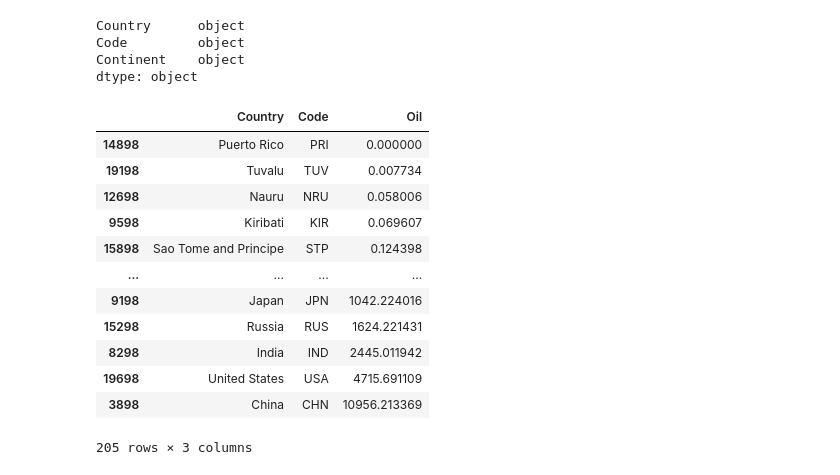
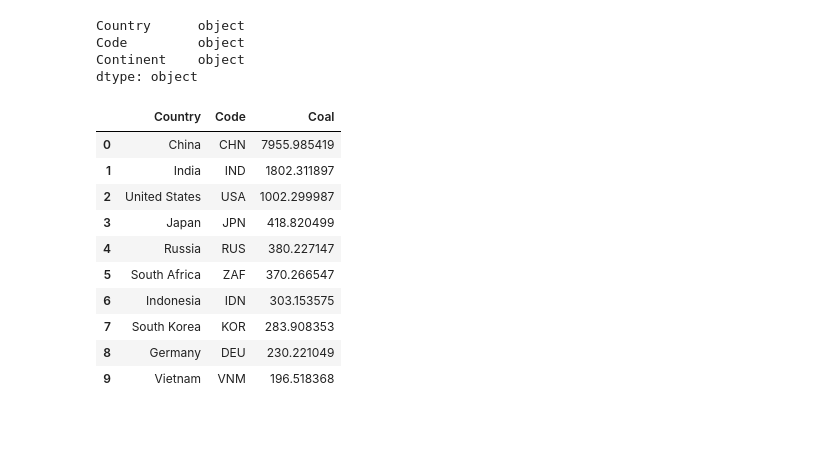
Before and after one commit to ddaniel2024/Project-3, a Jupyter notebook: notebook.ipynb, the cells around one changed output. Saved outputs shown, nothing was run; the diff lists cells and outputs as text; code cells hidden in the pictures; blank space fills up the shorter version.

```diff
--- a/notebook.ipynb
+++ b/notebook.ipynb
@@ -192,3 +192,7 @@ Cement     object
 Flaring    object
 Other      object
 dtype: object
+# %%
+emissions_df_cleaned = emissions_df_cleaned.replace('',0)
+
+emissions_df.dtypes
@@ -195,11 +211,11 @@ dtype: object
 # %%
 emissions_df_cleaned["Total"] = emissions_df_cleaned["Total"].astype("float")
-emissions_df_cleaned["Coal"] = emissions_df_cleaned["Total"].astype("float")
-emissions_df_cleaned["Oil"] = emissions_df_cleaned["Total"].astype("float")
-emissions_df_cleaned["Gas"] = emissions_df_cleaned["Total"].astype("float")
-emissions_df_cleaned["Cement"] = emissions_df_cleaned["Total"].astype("float")
-emissions_df_cleaned["Flaring"] = emissions_df_cleaned["Total"].astype("float")
-emissions_df_cleaned["Other"] = emissions_df_cleaned["Total"].astype("float")
+emissions_df_cleaned["Coal"] = emissions_df_cleaned["Coal"].astype("float")
+emissions_df_cleaned["Oil"] = emissions_df_cleaned["Oil"].astype("float")
+emissions_df_cleaned["Gas"] = emissions_df_cleaned["Gas"].astype("float")
+emissions_df_cleaned["Cement"] = emissions_df_cleaned["Cement"].astype("float")
+emissions_df_cleaned["Flaring"] = emissions_df_cleaned["Flaring"].astype("float")
+emissions_df_cleaned["Other"] = emissions_df_cleaned["Other"].astype("float")
 
 emissions_df_cleaned.dtypes
 # %% [output]
@@ -349,23 +356,24 @@ population_parsed = json.loads(population_json)
 gdp_parsed = json.loads(gdp_json)
 countries_parsed = json.loads(countries_json)
 # %%
-year = 2020
-emission_type = "Oil"
+year = 2021
+emission_type = "Coal"
 # %%
 top10_df = emissions_df_cleaned.loc[(emissions_df_cleaned["Year"] == year),:]
 top10_df = top10_df[["Country", "Code", emission_type]]
-top10_df.sort_values(by="Oil")
+top10_df = top10_df.sort_values(by=emission_type, ascending=False)
+top10_df = top10_df.head(10)
+top10_df = top10_df.reset_index(drop=True)
+top10_df
 # %% [output]
-|  | Country | Code | Oil |
-| 14898 | Puerto Rico | PRI | 0.000000 |
-| 19198 | Tuvalu | TUV | 0.007734 |
-| 12698 | Nauru | NRU | 0.058006 |
-| 9598 | Kiribati | KIR | 0.069607 |
-| 15898 | Sao Tome and Principe | STP | 0.124398 |
-| ... | ... | ... | ... |
-| 9198 | Japan | JPN | 1042.224016 |
-| 15298 | Russia | RUS | 1624.221431 |
-| 8298 | India | IND | 2445.011942 |
-| 19698 | United States | USA | 4715.691109 |
-| 3898 | China | CHN | 10956.213369 |
+|  | Country | Code | Coal |
+| 0 | China | CHN | 7955.985419 |
+| 1 | India | IND | 1802.311897 |
+| 2 | United States | USA | 1002.299987 |
+| 3 | Japan | JPN | 418.820499 |
+| 4 | Russia | RUS | 380.227147 |
+| 5 | South Africa | ZAF | 370.266547 |
+| 6 | Indonesia | IDN | 303.153575 |
+| 7 | South Korea | KOR | 283.908353 |
+| 8 | Germany | DEU | 230.221049 |
+| 9 | Vietnam | VNM | 196.518368 |
-205 rows × 3 columns
```
Also changed, not shown: parts of 3 cells of this notebook, 9 other files.
